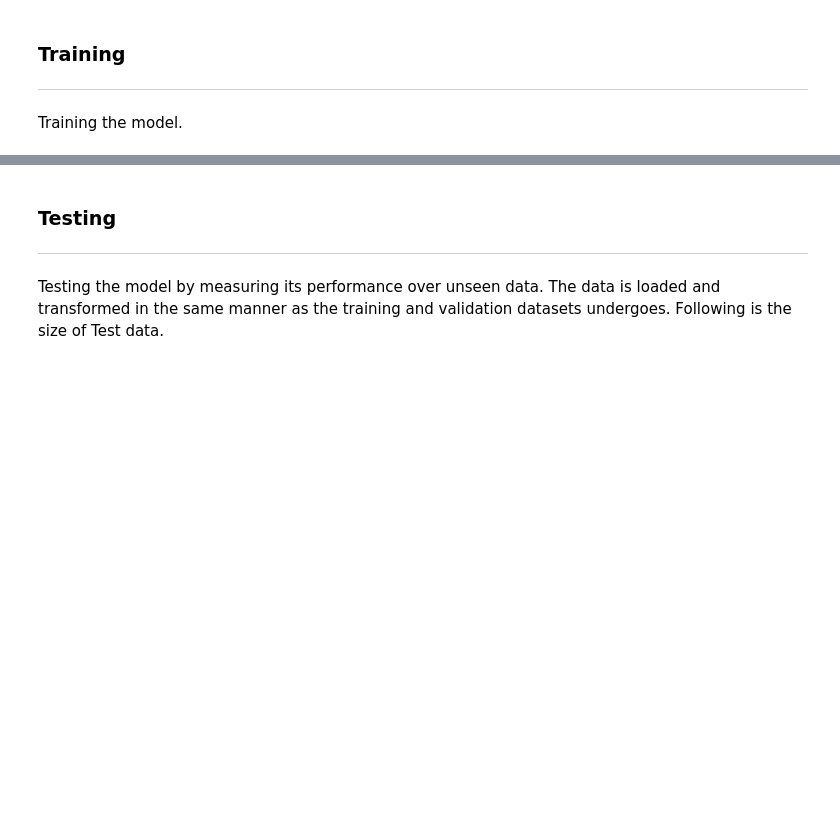
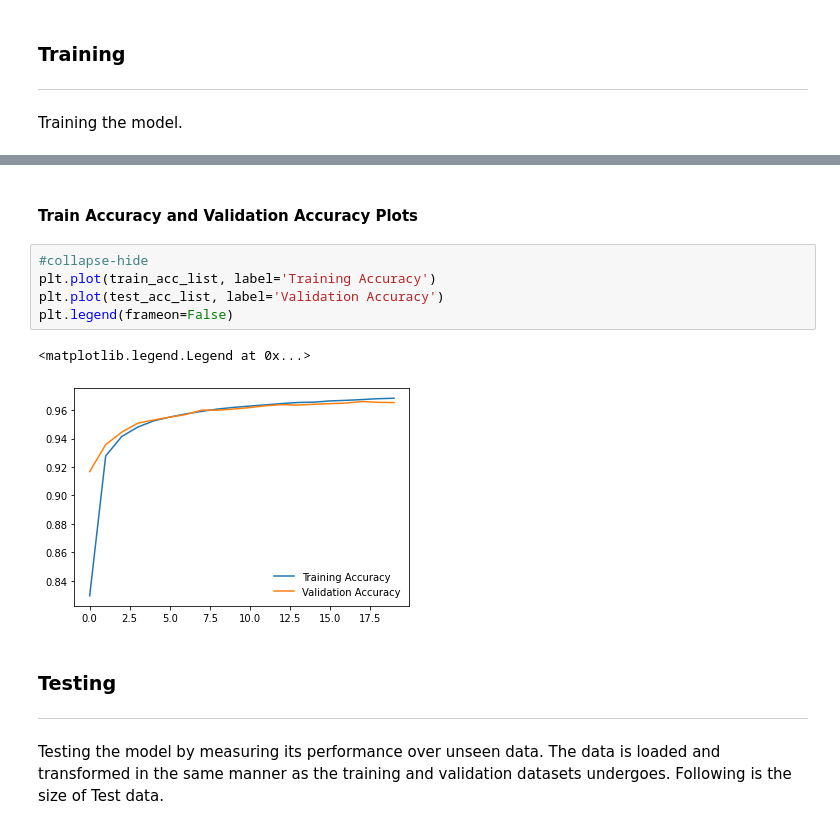
Before and after one commit to pr2tik1/blog, a Jupyter notebook: _notebooks/2020-09-08-Sketch-Recognition.ipynb, the cells around one changed output, grey strips where cells are left out. Saved outputs shown, nothing was run; the diff lists cells and outputs as text; blank space fills up the shorter version.

```diff
--- a/_notebooks/2020-09-08-Sketch-Recognition.ipynb
+++ b/_notebooks/2020-09-08-Sketch-Recognition.ipynb
@@ -339,3 +355,13 @@ Epoch: 20    | Epoch Time: 0m 41s
+# %% [markdown]
+#### Train Accuracy and Validation Accuracy Plots
+# %%
+#collapse-hide
+plt.plot(train_acc_list, label='Training Accuracy')
+plt.plot(test_acc_list, label='Validation Accuracy')
+plt.legend(frameon=False)
+# %% [output]
+<matplotlib.legend.Legend at 0x...>
+[figure, added]
 # %% [markdown]
 ### Testing
 ---
```
Also changed, not shown: parts of 20 cells of this notebook, 4 other files.
